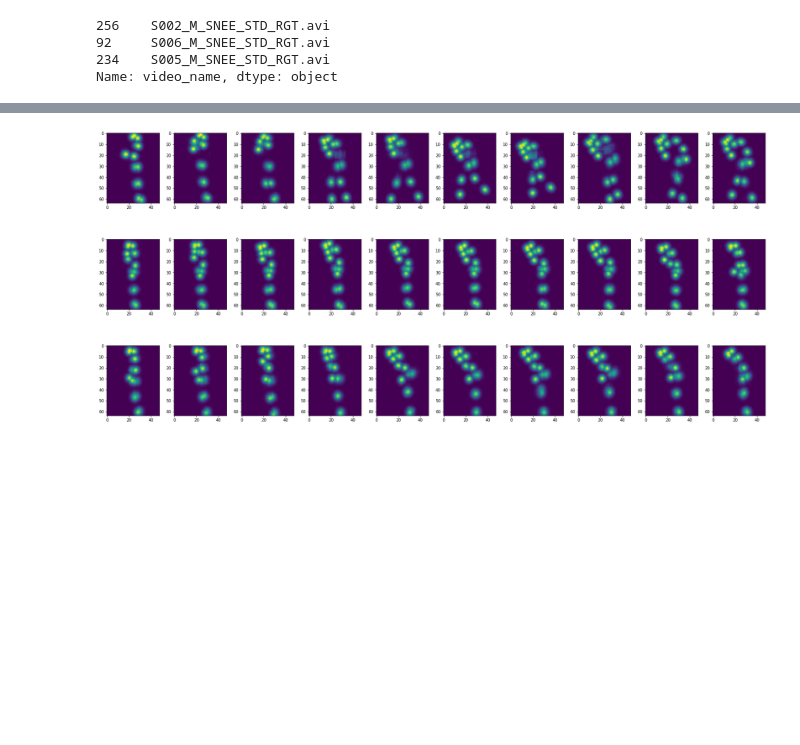
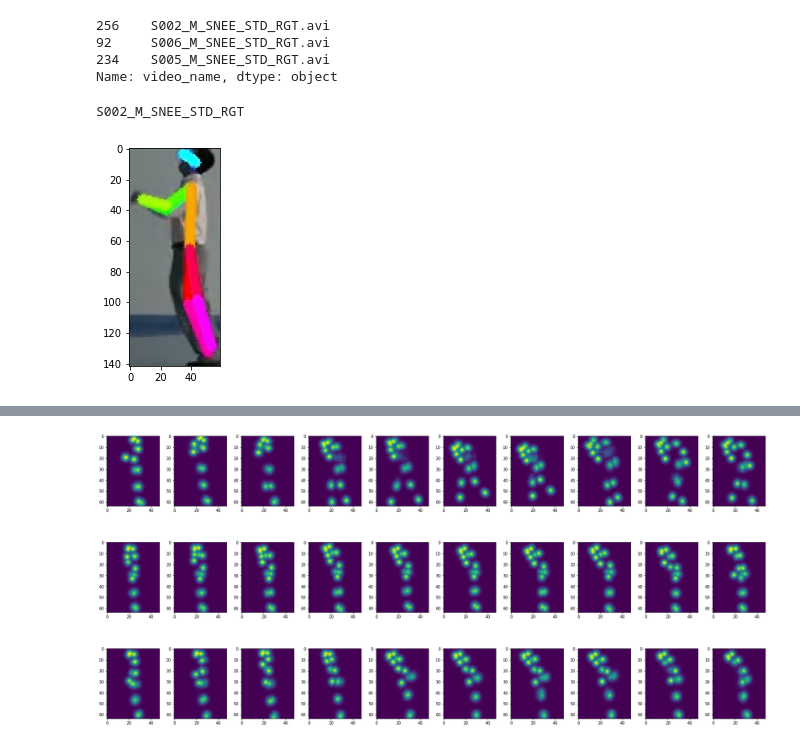
Before and after one commit to alanlou/cs231n-project, a Jupyter notebook: notebooks/train_hrnet_lstm.ipynb, the cells around one changed output, grey strips where cells are left out. Drawn from its saved outputs; the diff is of its cells as text; code cells hidden in the pictures; blank space fills up the shorter version.

```diff
--- a/notebooks/train_hrnet_lstm.ipynb
+++ b/notebooks/train_hrnet_lstm.ipynb
@@ -387,0 +425,19 @@ Name: video_name, dtype: object
+# %%
+video_name = df_videos_test["video_name"][snee_correct_idx[0]][:-4]
+print(video_name)
+im = cv2.imread(os.path.join('/home/ubuntu/frames',  video_name, f"frame{20}.jpg"))
+bbox = np.load(f'/home/ubuntu/samples/{video_name}_bbox.npy')
+# %% [output]
+S002_M_SNEE_STD_RGT
+# %%
+%matplotlib inline
+from matplotlib import pyplot as plt
+
+coord = list(map(int, bbox[20]))
+w = coord[2] - coord[0]
+h = coord[3] - coord[1]
+img_crop = im[coord[1]:coord[3], coord[0]:coord[2], :]
+plt.imshow(img_crop)
+plt.show()
+# %% [output]
+[figure, added]
```
Also changed, not shown: parts of 5 cells of this notebook, 25 other files.
